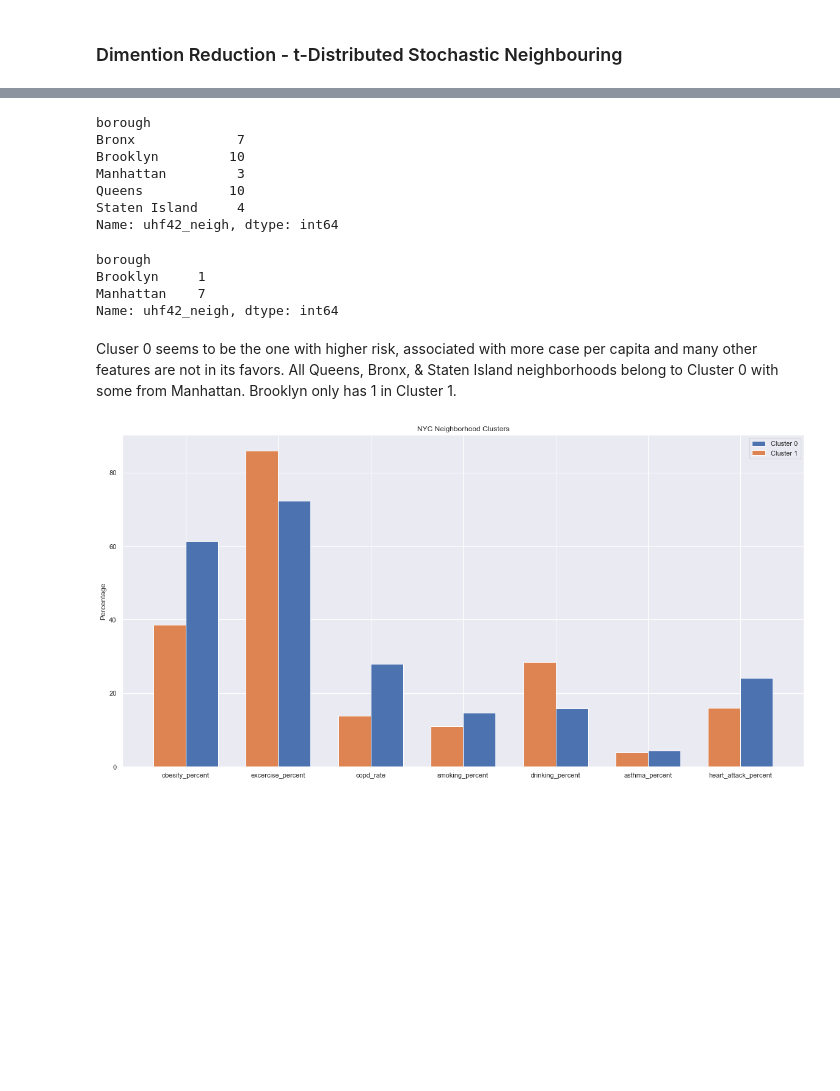
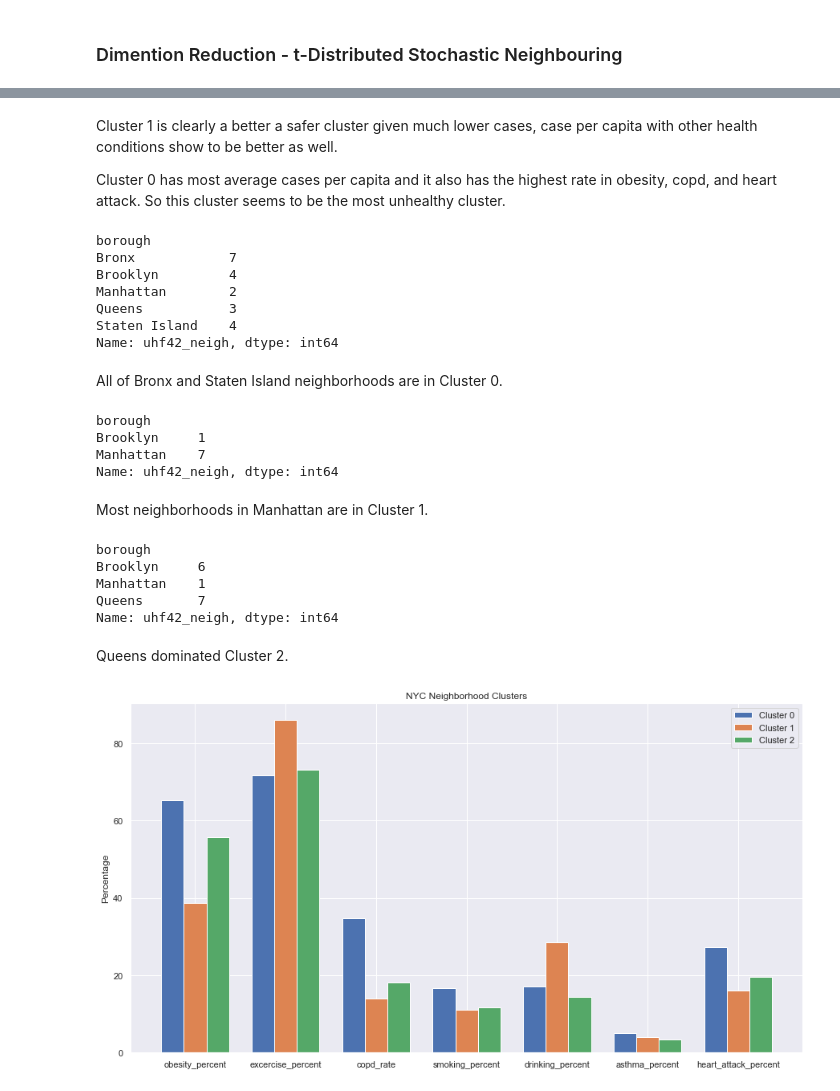
Before and after one commit to nqtri/mit_covid19_challenge, a Jupyter notebook: nyc_covid19_vs_health.ipynb, the cells around one changed output, grey strips where cells are left out. Drawn from its saved outputs; the diff is of its cells as text; code cells hidden in the pictures; blank space fills up the shorter version.

Commit message:
updated clusters.

```diff
--- a/nyc_covid19_vs_health.ipynb
+++ b/nyc_covid19_vs_health.ipynb
@@ -611,4 +644,4 @@ plt.show();
 # %%
-kmeans = KMeans(n_clusters=2)
+kmeans = KMeans(n_clusters=3)
 kmeans.fit(scale(metrics))
 cluster_kmeans = kmeans.predict(scale(metrics))
@@ -649,3 +685,7 @@ cluser_1.head()
 | 10 | Brooklyn | Downtown - Heights - Slope | Downtown-Heights -Slope | 227057 | 30.64 | 0.012 | 0.039 | ... |
 | 34 | Manhattan | Union Square-Lower Manhattan | Lower Manhattan | 53215 | 25.78 | 0.008 | 0.031 | ... |
 | 35 | Manhattan | Union Square-Lower Manhattan | Union Square - Lower East Side | 199170 | 32.34 | 0.010 | 0.032 | ... |
+# %%
+cluser_2 = case_per_neighborhood[case_per_neighborhood['cluster'] == 2]
+
+cluser_2.head()
@@ -652,4 +699,4 @@ cluser_1.head()
 # %%
 cluster_0_means = np.mean(cluser_0)
-
-cluster_0_means
+cluster_1_means = np.mean(cluser_1)
+cluster_2_means = np.mean(cluser_2)
@@ -688,7 +703,7 @@ dtype: float64
 # %%
-cluster_means = pd.concat([cluster_0_means,cluster_1_means], axis = 1)
+cluster_means = pd.concat([cluster_0_means,cluster_1_means,cluster_2_means ], axis = 1)
 
-cluster_means.rename(columns = {0: 'Cluster 0', 1: 'Cluster 1'}, inplace = True)
+cluster_means.rename(columns = {0: 'Cluster 0', 1: 'Cluster 1', 2: 'Cluster 2'}, inplace = True)
 
 cluster_means
 # %% [output]
@@ -708,13 +723,19 @@ cluster_means
+# %% [markdown]
+Cluster 1 is clearly a better a safer cluster given much lower cases, case per capita with other health conditions show to be better as well.
+
+Cluster 0 has most average cases per capita and it also has the highest rate in obesity, copd, and heart attack. So this cluster seems to be the most unhealthy cluster.
 # %%
 cluser_0.groupby('borough')['uhf42_neigh'].count()
 # %% [output]
 borough
-Bronx             7
-Brooklyn         10
-Manhattan         3
-Queens           10
-Staten Island     4
+Bronx            7
+Brooklyn         4
+Manhattan        2
+Queens           3
+Staten Island    4
 Name: uhf42_neigh, dtype: int64
+# %% [markdown]
+All of Bronx and Staten Island neighborhoods are in Cluster 0.
 # %%
 cluser_1.groupby('borough')['uhf42_neigh'].count()
 # %% [output]
@@ -722,28 +743,39 @@ borough
 Brooklyn     1
 Manhattan    7
 Name: uhf42_neigh, dtype: int64
-# %% [markdown]
-Cluser 0 seems to be the one with higher risk, associated with more case per capita and many other features are not in its favors. All Queens, Bronx, & Staten Island neighborhoods belong to Cluster 0 with some from Manhattan. Brooklyn only has 1 in Cluster 1.
+# %% [markdown]
+Most neighborhoods in Manhattan are in Cluster 1.
+# %%
+cluser_2.groupby('borough')['uhf42_neigh'].count()
+# %% [output]
+borough
+Brooklyn     6
+Manhattan    1
+Queens       7
+Name: uhf42_neigh, dtype: int64
+# %% [markdown]
+Queens dominated Cluster 2.
 # %%
 labels = case_per_neighborhood.columns[7:-1]
 
 x = np.arange(len(labels))  # the label locations
-width = 0.35  # the width of the bars
+width = 0.25  # the width of the bars
 
-fig, ax = plt.subplots(figsize=(20, 10))
-rects1 = ax.bar(x + width/2, cluster_means.iloc[4:-1,0], width, label='Cluster 0')
-rects2 = ax.bar(x - width/2, cluster_means.iloc[4:-1,1], width, label='Cluster 1')
+fig, ax = plt.subplots(figsize=(15, 8))
+rects1 = ax.bar(x - width, cluster_means.iloc[4:-1,0], width, label='Cluster 0')
+rects2 = ax.bar(x , cluster_means.iloc[4:-1,1], width, label='Cluster 1')
+rects3 = ax.bar(x + width, cluster_means.iloc[4:-1,2], width, label='Cluster 2')
 
 # Add some text for labels, title and custom x-axis tick labels, etc.
 ax.set_ylabel('Percentage')
 ax.set_title('NYC Neighborhood Clusters')
 ax.set_xticks(x)
 ax.set_xticklabels(labels)
 ax.legend()
 
 plt.show()
 # %% [output]
-[figure, old version]
+[figure, new version]
 # %%
 case_per_MODZCTA = test_by_zip.merge(case_per_neighborhood, left_on = 'uhf42_neigh', right_on = 'uhf42_neigh')
 
```
Also changed, not shown: parts of 17 cells of this notebook.
